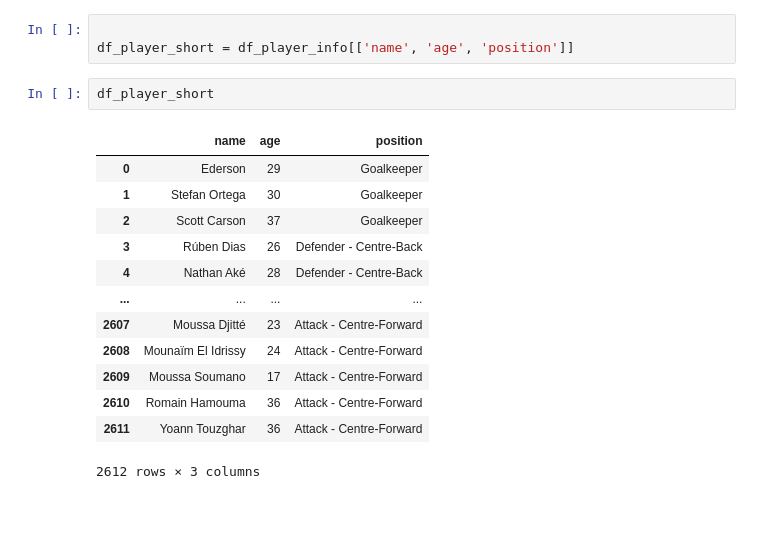
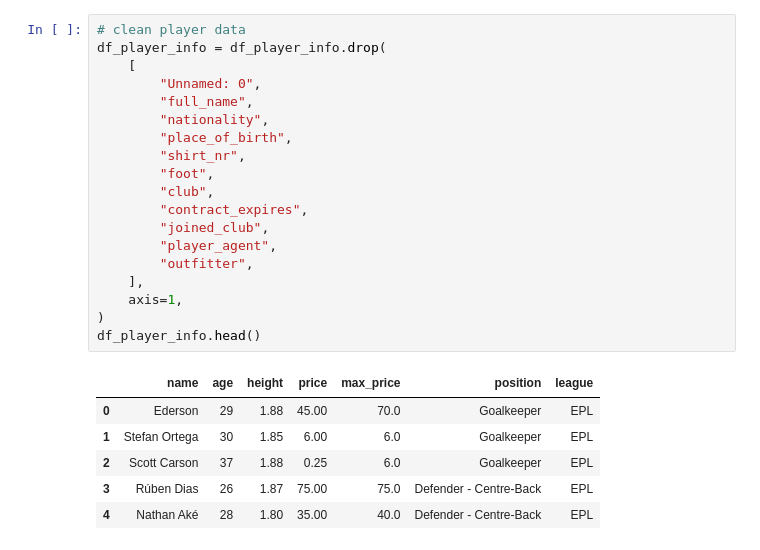
Before and after one commit to enesyesil/Moneyball-Scout-ML, a Jupyter notebook: Moneyball Scout Dataset.ipynb, the cells around one changed output. Drawn from its saved outputs; the diff is of its cells as text; blank space fills up the shorter version.

```diff
--- a/Moneyball Scout Dataset.ipynb
+++ b/Moneyball Scout Dataset.ipynb
@@ -28,20 +16,27 @@ df_player_info
-# %%
-
-df_player_short = df_player_info[['name', 'age', 'position']]
-# %%
-df_player_short
-# %% [output]
-|  | name | age | position |
-| 0 | Ederson | 29 | Goalkeeper |
-| 1 | Stefan Ortega | 30 | Goalkeeper |
-| 2 | Scott Carson | 37 | Goalkeeper |
-| 3 | Rúben Dias | 26 | Defender - Centre-Back |
-| 4 | Nathan Aké | 28 | Defender - Centre-Back |
-| ... | ... | ... | ... |
-| 2607 | Moussa Djitté | 23 | Attack - Centre-Forward |
-| 2608 | Mounaïm El Idrissy | 24 | Attack - Centre-Forward |
-| 2609 | Moussa Soumano | 17 | Attack - Centre-Forward |
-| 2610 | Romain Hamouma | 36 | Attack - Centre-Forward |
-| 2611 | Yoann Touzghar | 36 | Attack - Centre-Forward |
-2612 rows × 3 columns
+# %%
+# clean player data
+df_player_info = df_player_info.drop(
+    [
+        "Unnamed: 0",
+        "full_name",
+        "nationality",
+        "place_of_birth",
+        "shirt_nr",
+        "foot",
+        "club",
+        "contract_expires",
+        "joined_club",
+        "player_agent",
+        "outfitter",
+    ],
+    axis=1,
+)
+df_player_info.head()
+# %% [output]
+|  | name | age | height | price | max_price | position | league |
+| 0 | Ederson | 29 | 1.88 | 45.00 | 70.0 | Goalkeeper | EPL |
+| 1 | Stefan Ortega | 30 | 1.85 | 6.00 | 6.0 | Goalkeeper | EPL |
+| 2 | Scott Carson | 37 | 1.88 | 0.25 | 6.0 | Goalkeeper | EPL |
+| 3 | Rúben Dias | 26 | 1.87 | 75.00 | 75.0 | Defender - Centre-Back | EPL |
+| 4 | Nathan Aké | 28 | 1.80 | 35.00 | 40.0 | Defender - Centre-Back | EPL |
 # %%
```
Also changed, not shown: parts of 21 cells of this notebook, 1 other file.
